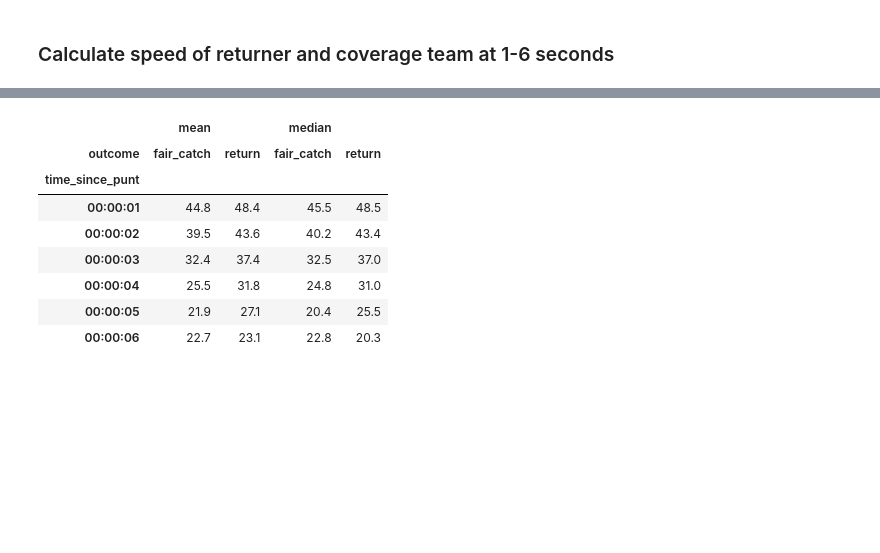
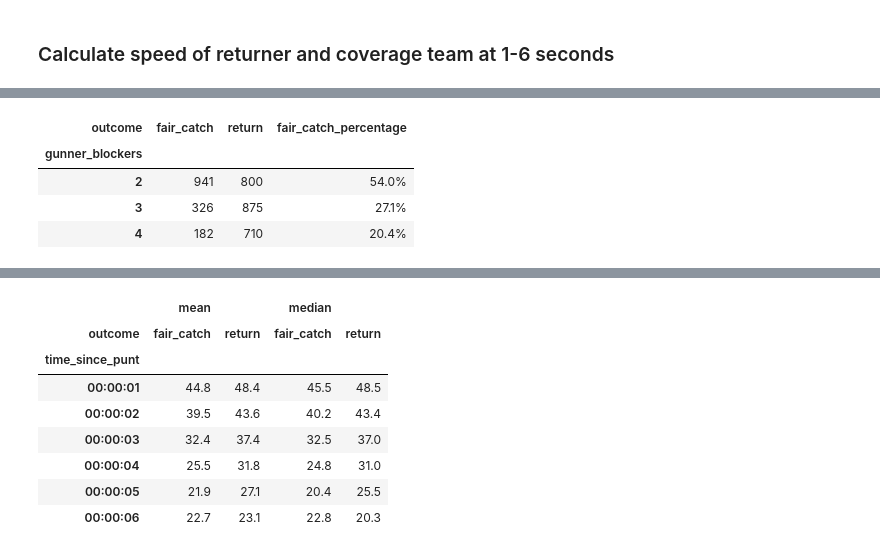
Before and after one commit to mtodisco10/nfl-punt-analytics, a Jupyter notebook: nfl_punt_script.ipynb, the cells around one changed output, grey strips where cells are left out. Cells and saved outputs as stored; diff of their text form; code cells hidden in the pictures; blank space fills up the shorter version.

```diff
--- a/nfl_punt_script.ipynb
+++ b/nfl_punt_script.ipynb
@@ -558,0 +558,20 @@ cov_ret_df.groupby(['gunner_blockers', 'injury'], as_index=False)['PlayID'].coun
+# %%
+#Which return alignments (gunner blockers 2, 3, or 4) lead to more fair catches?
+cov_ret_outcome = cov_ret_df.groupby(['gunner_blockers', 'outcome'], \
+                                     as_index=False)['PlayID'].agg({"play_count": pd.Series.nunique})
+
+#Pivot the dataframe for easier viewing
+cov_ret_outcome = pd.pivot_table(cov_ret_outcome, index='gunner_blockers', \
+                                 columns='outcome', values='play_count', aggfunc=sum)
+
+#Add a ratio column to show the % of fair catches for each alignment
+cov_ret_outcome['fair_catch_percentage'] = (cov_ret_outcome['fair_catch'] / \
+                                        (cov_ret_outcome['fair_catch'] + cov_ret_outcome['return']) * 100).round(1).astype(str) + '%'
+
+cov_ret_outcome
+# %% [output]
+| outcome | fair_catch | return | fair_catch_percentage |
+| gunner_blockers |  |  |  |
+| 2 | 941 | 800 | 54.0% |
+| 3 | 326 | 875 | 27.1% |
+| 4 | 182 | 710 | 20.4% |
```
Also changed, not shown: parts of 16 cells of this notebook.
